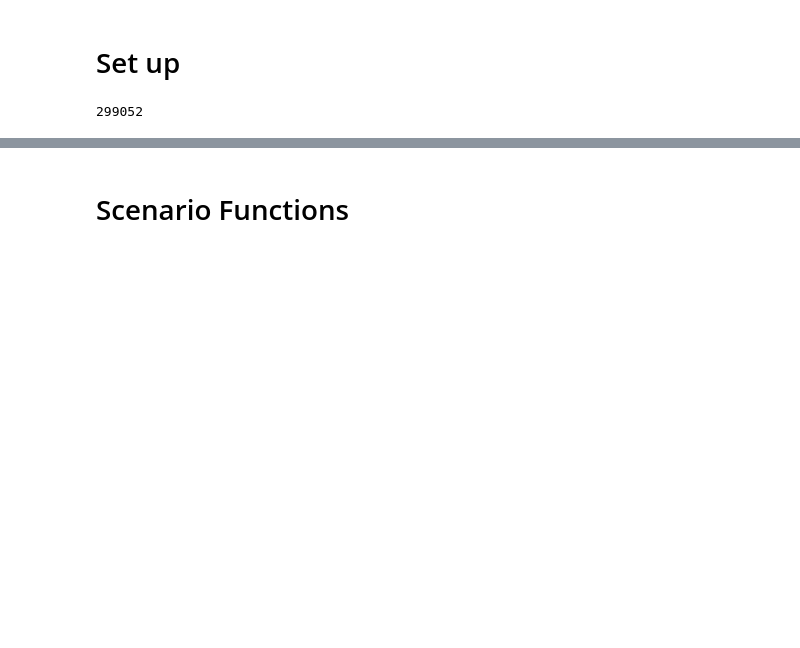
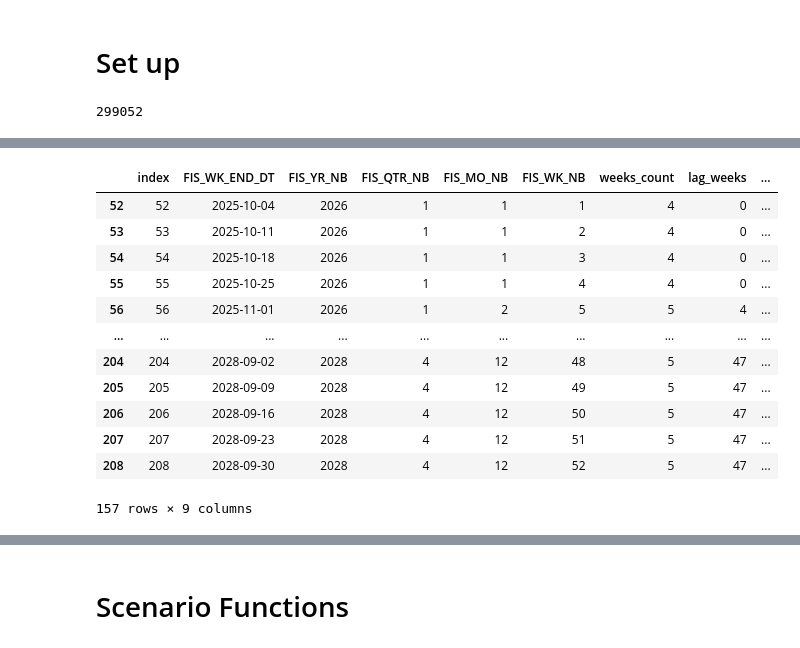
Before and after one commit to DONGZ027/craft001_SOUL, a Jupyter notebook: lab.ipynb, the cells around one changed output, grey strips where cells are left out. Saved outputs shown, nothing was run; the diff lists cells and outputs as text; code cells hidden in the pictures; blank space fills up the shorter version.

```diff
--- a/lab.ipynb
+++ b/lab.ipynb
@@ -22,7 +22,7 @@ region_name = 'UK'
 # %%
 parent_path = 'C:\\Users\\DONGZ027\\Desktop\\Local Crafts\\craft001_Soul'
 
-mmmYear = 2023
+mmmYear = 2025
 ticket_price = 165
 
 media_mapping_file = pd.read_csv(parent_path + '\data\media_label.csv')
@@ -130,2 +132,18 @@ scenario4 = processing_spend_df(f"{parent_path}/samples/UK Demo/DLP_UK_4million_
 
 base_year = scenario1
+# %%
+df_time[df_time.FIS_YR_NB.between(2026, 2026 + 2)]
+# %% [output]
+|  | index | FIS_WK_END_DT | FIS_YR_NB | FIS_QTR_NB | FIS_MO_NB | FIS_WK_NB | weeks_count | lag_weeks | ... |
+| 52 | 52 | 2025-10-04 | 2026 | 1 | 1 | 1 | 4 | 0 | ... |
+| 53 | 53 | 2025-10-11 | 2026 | 1 | 1 | 2 | 4 | 0 | ... |
+| 54 | 54 | 2025-10-18 | 2026 | 1 | 1 | 3 | 4 | 0 | ... |
+| 55 | 55 | 2025-10-25 | 2026 | 1 | 1 | 4 | 4 | 0 | ... |
+| 56 | 56 | 2025-11-01 | 2026 | 1 | 2 | 5 | 5 | 4 | ... |
+| ... | ... | ... | ... | ... | ... | ... | ... | ... | ... |
+| 204 | 204 | 2028-09-02 | 2028 | 4 | 12 | 48 | 5 | 47 | ... |
+| 205 | 205 | 2028-09-09 | 2028 | 4 | 12 | 49 | 5 | 47 | ... |
+| 206 | 206 | 2028-09-16 | 2028 | 4 | 12 | 50 | 5 | 47 | ... |
+| 207 | 207 | 2028-09-23 | 2028 | 4 | 12 | 51 | 5 | 47 | ... |
+| 208 | 208 | 2028-09-30 | 2028 | 4 | 12 | 52 | 5 | 47 | ... |
+157 rows × 9 columns
```
Also changed, not shown: parts of 13 cells of this notebook, 9 other files.
